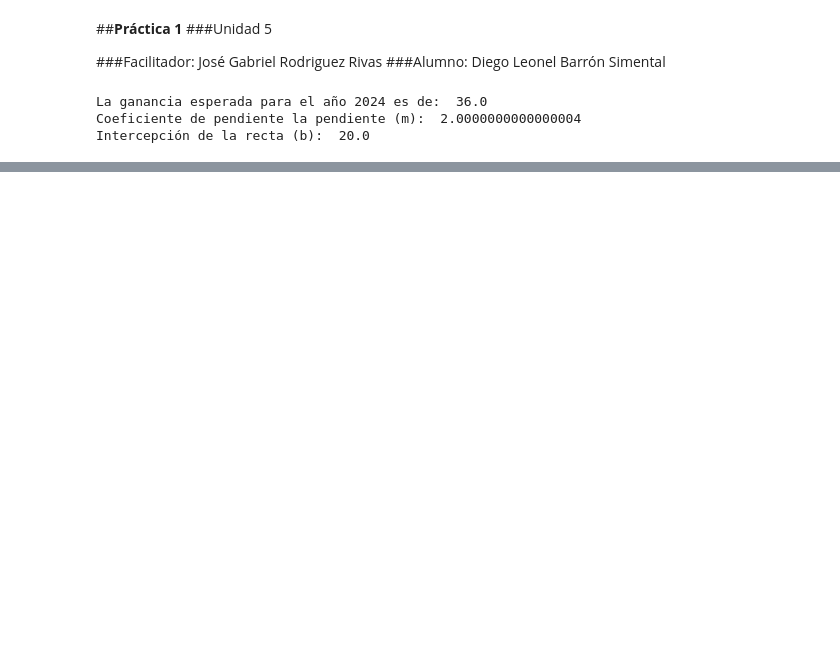
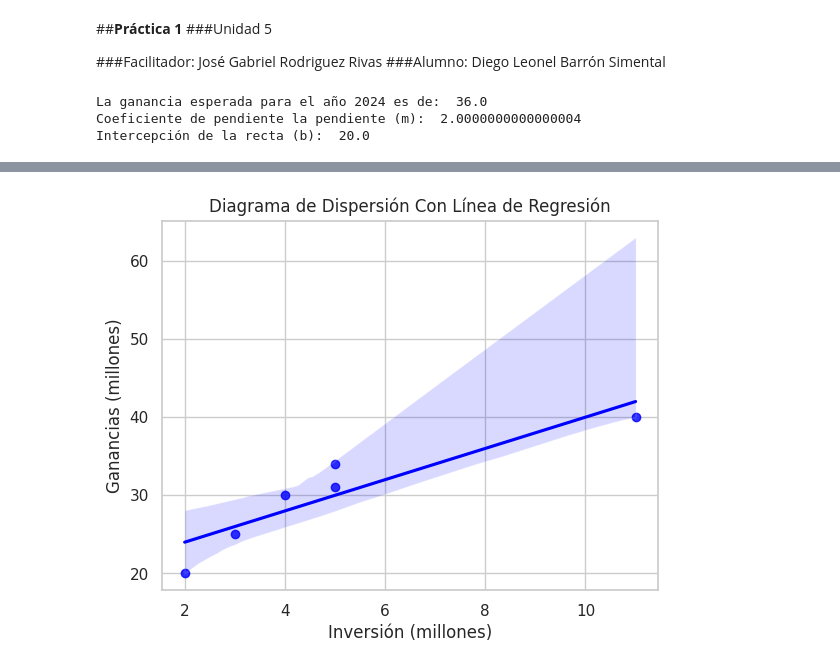
Before and after one commit to DIEGO-LEONEL-BARRON-SIMENTAL-ITD-hub/Probabilidad-y-Estad-stica, a Jupyter notebook: UNIDAD5/Practica_1.ipynb, the cells around one changed output, grey strips where cells are left out. Cells and saved outputs as stored; diff of their text form; code cells hidden in the pictures; blank space fills up the shorter version.

```diff
--- a/UNIDAD5/Practica_1.ipynb
+++ b/UNIDAD5/Practica_1.ipynb
@@ -34,0 +55,10 @@ Intercepción de la recta (b):  20.0
+# %%
+sns.set(style="whitegrid")
+sns.regplot(x= inversion, y=ganancias, scatter=True, color='blue')
+plt.title('Diagrama de Dispersión Con Línea de Regresión')
+plt.xlabel('Inversión (millones)')
+plt.ylabel('Ganancias (millones)')
+plt.grid(True)
+plt.show()
+# %% [output]
+[figure, added]
```
Also changed, not shown: parts of 2 cells of this notebook.
